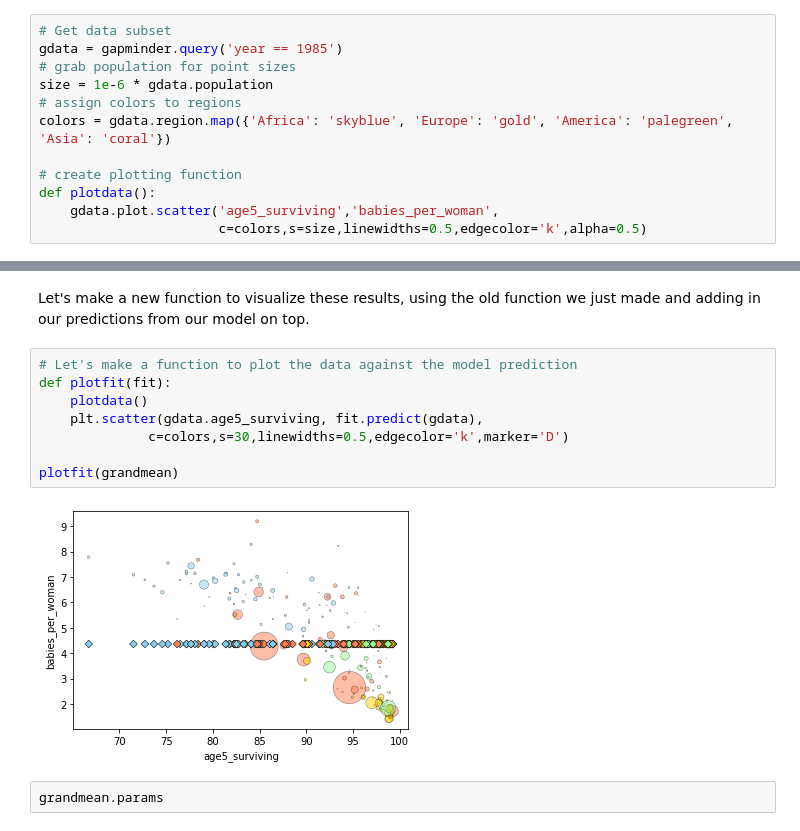
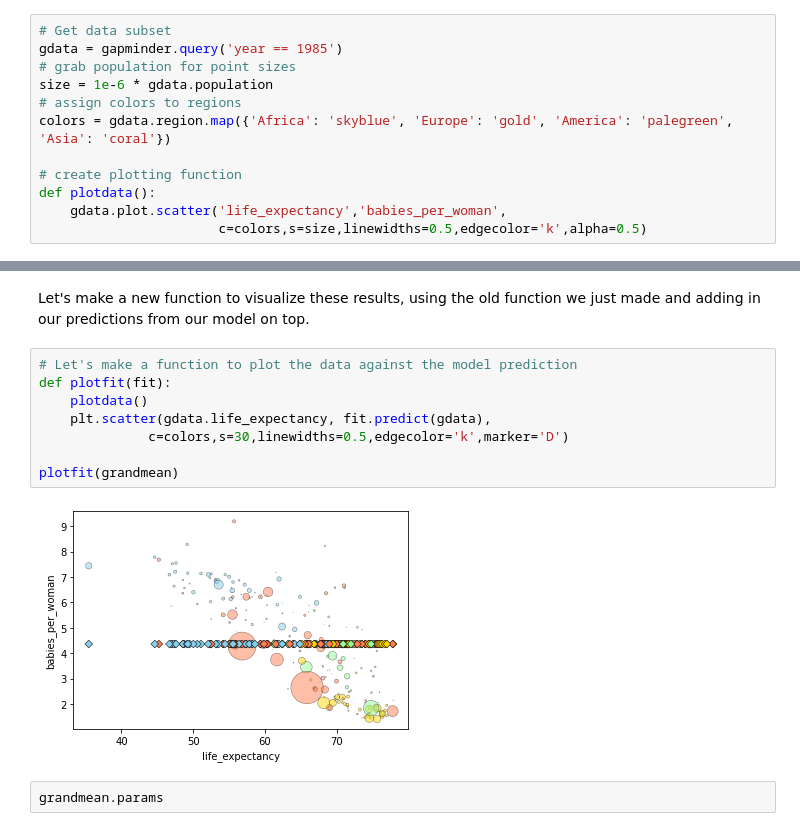
Before and after one commit to DeisData/python, a Jupyter notebook: sequential/stats.ipynb, the cells around one changed output, grey strips where cells are left out. Cells and saved outputs as stored; diff of their text form.

```diff
--- a/sequential/stats.ipynb
+++ b/sequential/stats.ipynb
@@ -174,7 +178,7 @@ colors = gdata.region.map({'Africa': 'skyblue', 'Europe': 'gold', 'America': 'pa
 
 # create plotting function
 def plotdata():
-    gdata.plot.scatter('age5_surviving','babies_per_woman',
+    gdata.plot.scatter('life_expectancy','babies_per_woman',
                        c=colors,s=size,linewidths=0.5,edgecolor='k',alpha=0.5)
 # %% [markdown]
 Using the custom function we just specified, let's visualize the relationship between `age5_surviving` and `babies_per_woman`.
@@ -211,13 +215,13 @@ Let's make a new function to visualize these results, using the old function we
 # %%
 # Let's make a function to plot the data against the model prediction
 def plotfit(fit):
     plotdata()
-    plt.scatter(gdata.age5_surviving, fit.predict(gdata),
+    plt.scatter(gdata.life_expectancy, fit.predict(gdata),
               c=colors,s=30,linewidths=0.5,edgecolor='k',marker='D')
 
 plotfit(grandmean)
 # %% [output]
-[figure, old version]
+[figure, new version]
 # %%
 grandmean.params
 # %% [output]
```
Also changed, not shown: parts of 12 cells of this notebook.
